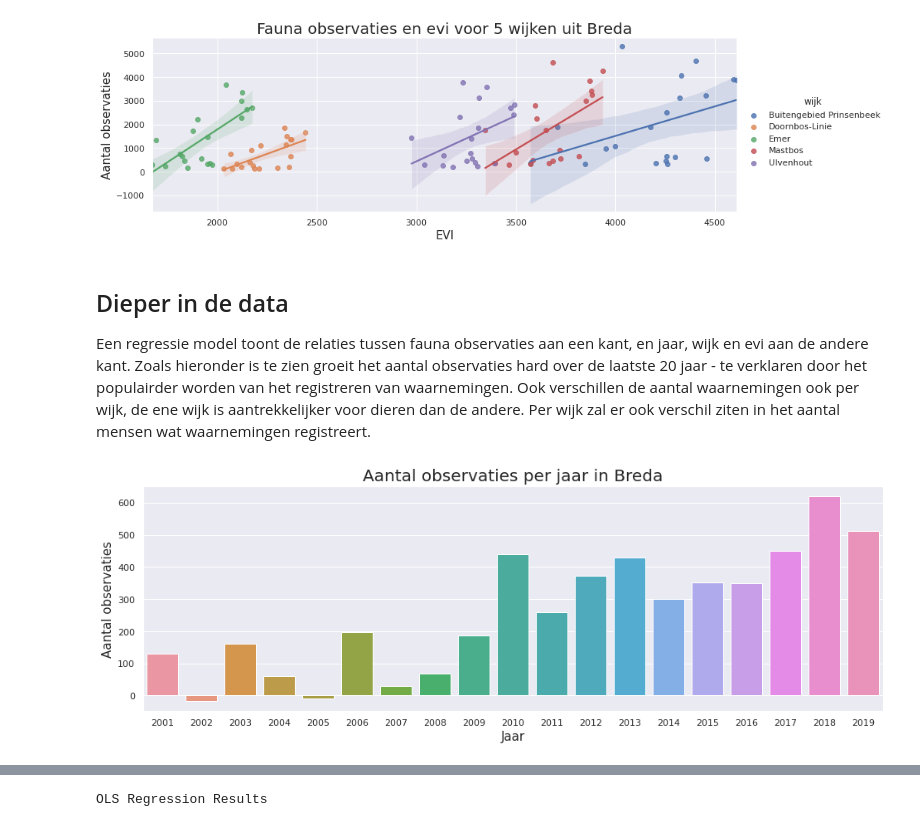
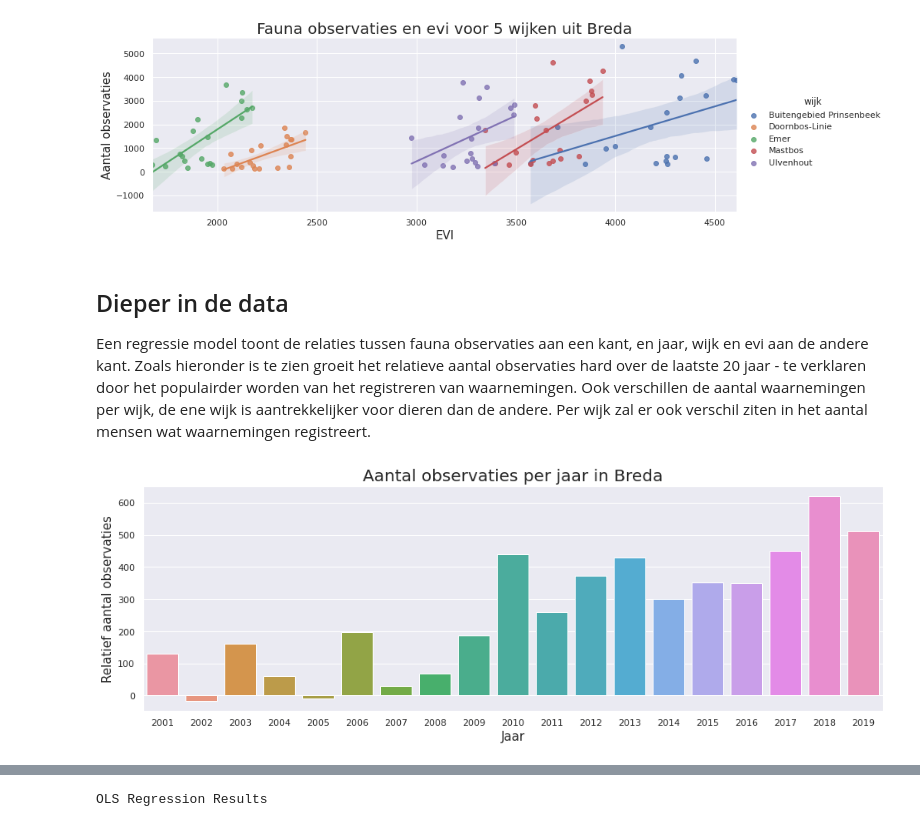
Before and after one commit to esquire900/hackaton-2020, a Jupyter notebook: waarnemingen/dashboard-export.ipynb, the cells around one changed output, grey strips where cells are left out. Cells and saved outputs as stored; diff of their text form; code cells hidden in the pictures.

```diff
--- a/waarnemingen/dashboard-export.ipynb
+++ b/waarnemingen/dashboard-export.ipynb
@@ -84,7 +84,7 @@ plt.show()
 # %% [markdown]
 ## Dieper in de data
 
-Een regressie model toont de relaties tussen fauna observaties aan een kant, en jaar, wijk en evi aan de andere kant. Zoals hieronder is te zien groeit het aantal observaties hard over de laatste 20 jaar - te verklaren door het populairder worden van het registreren van waarnemingen. Ook verschillen de aantal waarnemingen ook per wijk, de ene wijk is aantrekkelijker voor dieren dan de andere. Per wijk zal er ook verschil ziten in het aantal mensen wat waarnemingen registreert.
+Een regressie model toont de relaties tussen fauna observaties aan een kant, en jaar, wijk en evi aan de andere kant. Zoals hieronder is te zien groeit het relatieve aantal observaties hard over de laatste 20 jaar - te verklaren door het populairder worden van het registreren van waarnemingen. Ook verschillen de aantal waarnemingen per wijk, de ene wijk is aantrekkelijker voor dieren dan de andere. Per wijk zal er ook verschil ziten in het aantal mensen wat waarnemingen registreert.
 # %%
 from statsmodels.formula.api import ols
 
@@ -94,21 +94,21 @@ fit = ols("obs ~ evi + C(wijk) + C(year) ", data=df_res).fit()
 # %%
 coefs = pd.Series(fit.params)
 coefs_years = coefs[coefs.index.str.contains("year")]
 years = coefs_years.index
 years = [y.split(".")[1].replace("]", "") for y in years]
 
 
 sns.set()
 plt.figure(figsize=(16, 5))
 
 sns.barplot(years, coefs_years.values)
 
 plt.title("Aantal observaties per jaar in Breda", fontsize=20)
 plt.xlabel("Jaar", fontsize=15)
-plt.ylabel("Aantal observaties", fontsize=15)
+plt.ylabel("Relatief aantal observaties", fontsize=15)
 plt.show()
 # %% [output]
-[figure, old version]
+[figure, new version]
 # %%
 coefs = pd.Series(fit.params)
 coefs_wijken = coefs[coefs.index.str.contains("wijk")]
```
Also changed, not shown: parts of 3 cells of this notebook, 1 other file.
